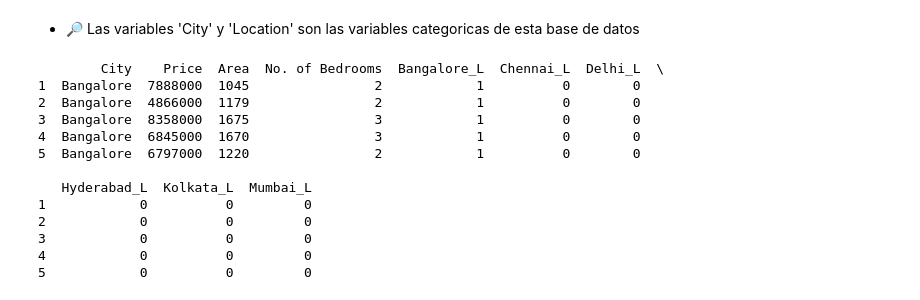
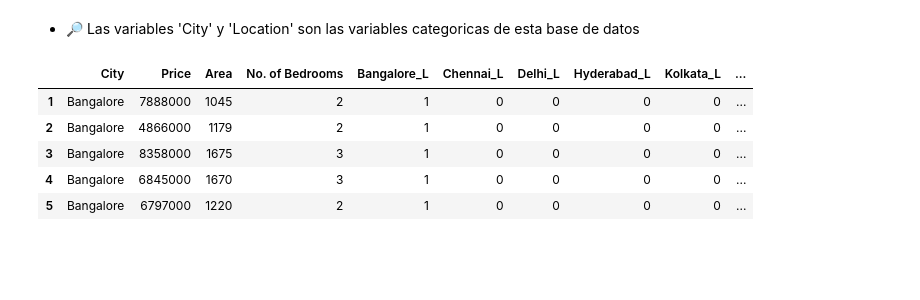
Before and after one commit to C0SS10/AI4ENG-II, a Jupyter notebook: House-Price-Predict.ipynb, the cells around one changed output. Cells and saved outputs as stored; diff of their text form; code cells hidden in the pictures; blank space fills up the shorter version.

```diff
--- a/House-Price-Predict.ipynb
+++ b/House-Price-Predict.ipynb
@@ -268,44 +268,37 @@ datos_categoricos
 city_location_counts = {}
 for city_name, city_group in data_sin_atipicos.groupby('City'):
     location_counts = city_group['Location'].value_counts()
     city_location_counts[city_name] = location_counts
 
 # Convertir el diccionario en un DataFrame
 city_location_counts = pd.DataFrame(city_location_counts)
 
 data_sin_atipicos_copy = data_sin_atipicos.copy()
 
 # Inicializar una columna nueva para cada ciudad en el dataframe original con el sufijo "_L"
 for city_name in city_location_counts.columns:
     # Modificar el nombre de la columna
     new_column_name = city_name + "_L"
     data_sin_atipicos_copy[new_column_name] = 0
 
 # Asignar 1 a las ubicaciones que pertenecen a cada ciudad correspondiente
 for index, row in data_sin_atipicos_copy.iterrows():
     city = row['City']
     location = row['Location']
     if location in city_location_counts.index:
         # Modificar el nombre de la columna
         new_column_name = city + "_L"
         data_sin_atipicos_copy.loc[index, new_column_name] = 1
 
 # Eliminar la columna 'Location', ya que ahora está representada por las columnas de las ciudades
 data_sin_atipicos_copy.drop(['Location'], axis=1, inplace=True)
 
 # Mostrar las primeras filas del dataframe actualizado
-print(data_sin_atipicos_copy.head())
+data_sin_atipicos_copy.head()
 # %% [output]
-        City    Price  Area  No. of Bedrooms  Bangalore_L  Chennai_L  Delhi_L  \
-1  Bangalore  7888000  1045                2            1          0        0
-2  Bangalore  4866000  1179                2            1          0        0
-3  Bangalore  8358000  1675                3            1          0        0
-4  Bangalore  6845000  1670                3            1          0        0
-5  Bangalore  6797000  1220                2            1          0        0
-
-   Hyderabad_L  Kolkata_L  Mumbai_L
-1            0          0         0
-2            0          0         0
-3            0          0         0
-4            0          0         0
-5            0          0         0
+|  | City | Price | Area | No. of Bedrooms | Bangalore_L | Chennai_L | Delhi_L | Hyderabad_L | Kolkata_L | ... |
+| 1 | Bangalore | 7888000 | 1045 | 2 | 1 | 0 | 0 | 0 | 0 | ... |
+| 2 | Bangalore | 4866000 | 1179 | 2 | 1 | 0 | 0 | 0 | 0 | ... |
+| 3 | Bangalore | 8358000 | 1675 | 3 | 1 | 0 | 0 | 0 | 0 | ... |
+| 4 | Bangalore | 6845000 | 1670 | 3 | 1 | 0 | 0 | 0 | 0 | ... |
+| 5 | Bangalore | 6797000 | 1220 | 2 | 1 | 0 | 0 | 0 | 0 | ... |
```
Also changed, not shown: parts of 10 cells of this notebook.
